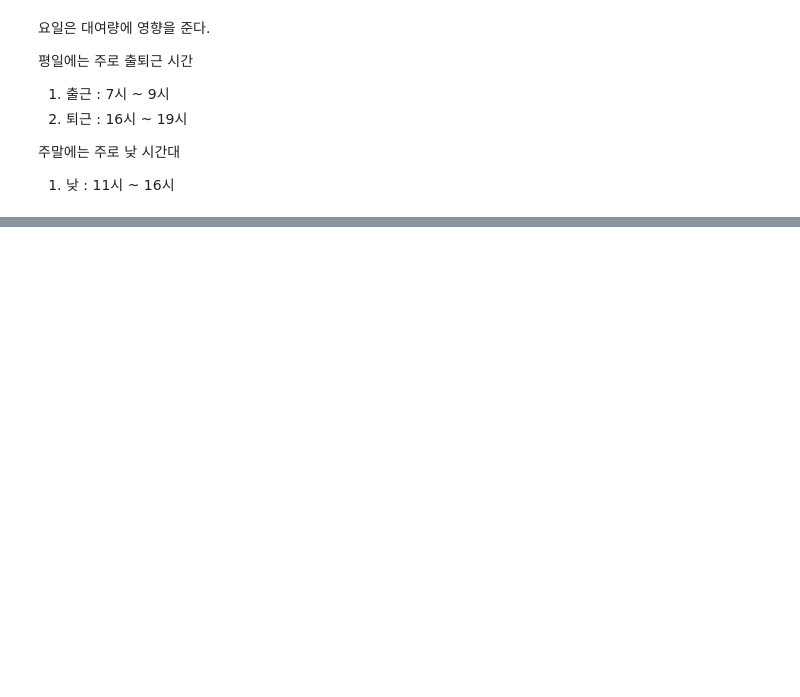
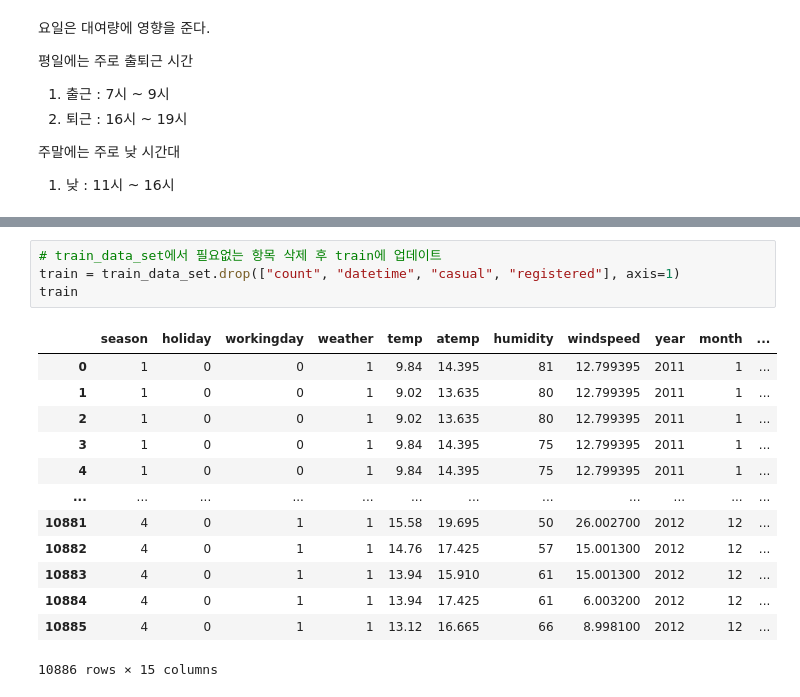
Before and after one commit to jang010505/DataScience_Project, a Jupyter notebook: DataScienceProject.ipynb, the cells around one changed output, grey strips where cells are left out. Drawn from its saved outputs; the diff is of its cells as text; blank space fills up the shorter version.

```diff
--- a/Untitled.ipynb
+++ b/DataScienceProject.ipynb
@@ -209,0 +281,18 @@ plt.show()
+# %%
+# train_data_set에서 필요없는 항목 삭제 후 train에 업데이트
+train = train_data_set.drop(["count", "datetime", "casual", "registered"], axis=1)
+train
+# %% [output]
+|  | season | holiday | workingday | weather | temp | atemp | humidity | windspeed | year | month | ... |
+| 0 | 1 | 0 | 0 | 1 | 9.84 | 14.395 | 81 | 12.799395 | 2011 | 1 | ... |
+| 1 | 1 | 0 | 0 | 1 | 9.02 | 13.635 | 80 | 12.799395 | 2011 | 1 | ... |
+| 2 | 1 | 0 | 0 | 1 | 9.02 | 13.635 | 80 | 12.799395 | 2011 | 1 | ... |
+| 3 | 1 | 0 | 0 | 1 | 9.84 | 14.395 | 75 | 12.799395 | 2011 | 1 | ... |
+| 4 | 1 | 0 | 0 | 1 | 9.84 | 14.395 | 75 | 12.799395 | 2011 | 1 | ... |
+| ... | ... | ... | ... | ... | ... | ... | ... | ... | ... | ... | ... |
+| 10881 | 4 | 0 | 1 | 1 | 15.58 | 19.695 | 50 | 26.002700 | 2012 | 12 | ... |
+| 10882 | 4 | 0 | 1 | 1 | 14.76 | 17.425 | 57 | 15.001300 | 2012 | 12 | ... |
+| 10883 | 4 | 0 | 1 | 1 | 13.94 | 15.910 | 61 | 15.001300 | 2012 | 12 | ... |
+| 10884 | 4 | 0 | 1 | 1 | 13.94 | 17.425 | 61 | 6.003200 | 2012 | 12 | ... |
+| 10885 | 4 | 0 | 1 | 1 | 13.12 | 16.665 | 66 | 8.998100 | 2012 | 12 | ... |
+10886 rows × 15 columns
```
Also changed, not shown: parts of 22 cells of this notebook, 3 other files.
